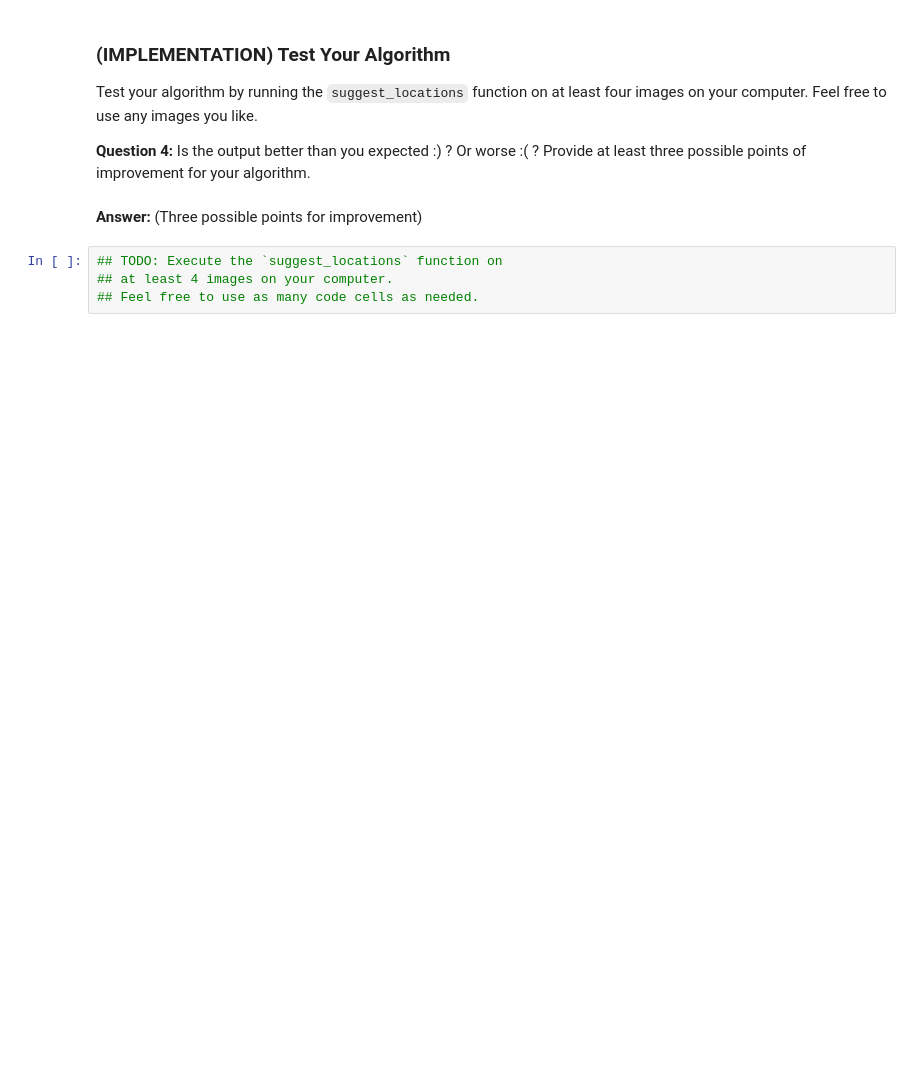
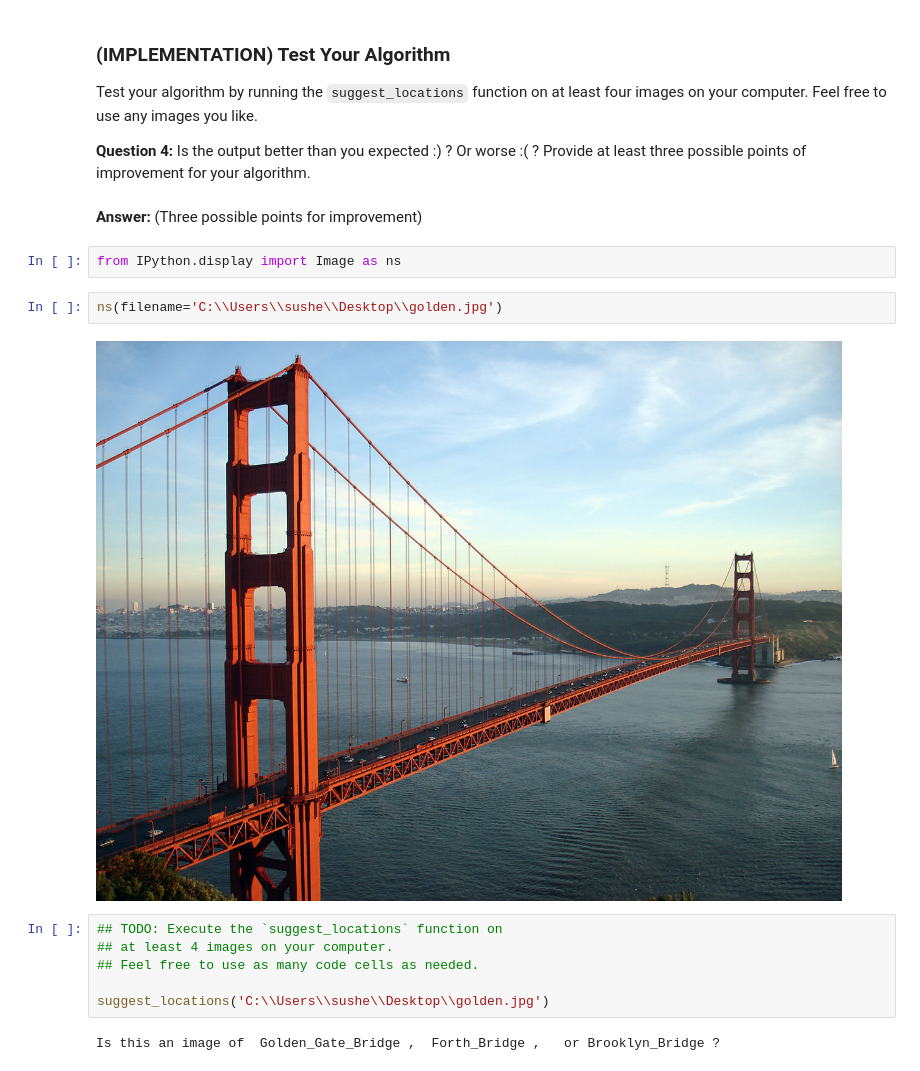
Before and after one commit to sagarvarma351/CNNproject, a Jupyter notebook: landmark.ipynb, the cells around one changed output. Saved outputs shown, nothing was run; the diff lists cells and outputs as text; blank space fills up the shorter version.

```diff
--- a/landmark.ipynb
+++ b/landmark.ipynb
@@ -706,7 +703,17 @@ Test your algorithm by running the `suggest_locations` function on at least four
 __Question 4:__ Is the output better than you expected :) ?  Or worse :( ?  Provide at least three possible points of improvement for your algorithm.
 # %% [markdown]
 __Answer:__ (Three possible points for improvement)
+# %%
+from IPython.display import Image as ns
+# %%
+ns(filename='C:\\Users\\sushe\\Desktop\\golden.jpg')
+# %% [output]
+[figure, added]
 # %%
 ## TODO: Execute the `suggest_locations` function on
 ## at least 4 images on your computer.
 ## Feel free to use as many code cells as needed.
+
+suggest_locations('C:\\Users\\sushe\\Desktop\\golden.jpg')
+# %% [output]
+Is this an image of  Golden_Gate_Bridge ,  Forth_Bridge ,   or Brooklyn_Bridge ?
```
Also changed, not shown: parts of 26 cells of this notebook.
